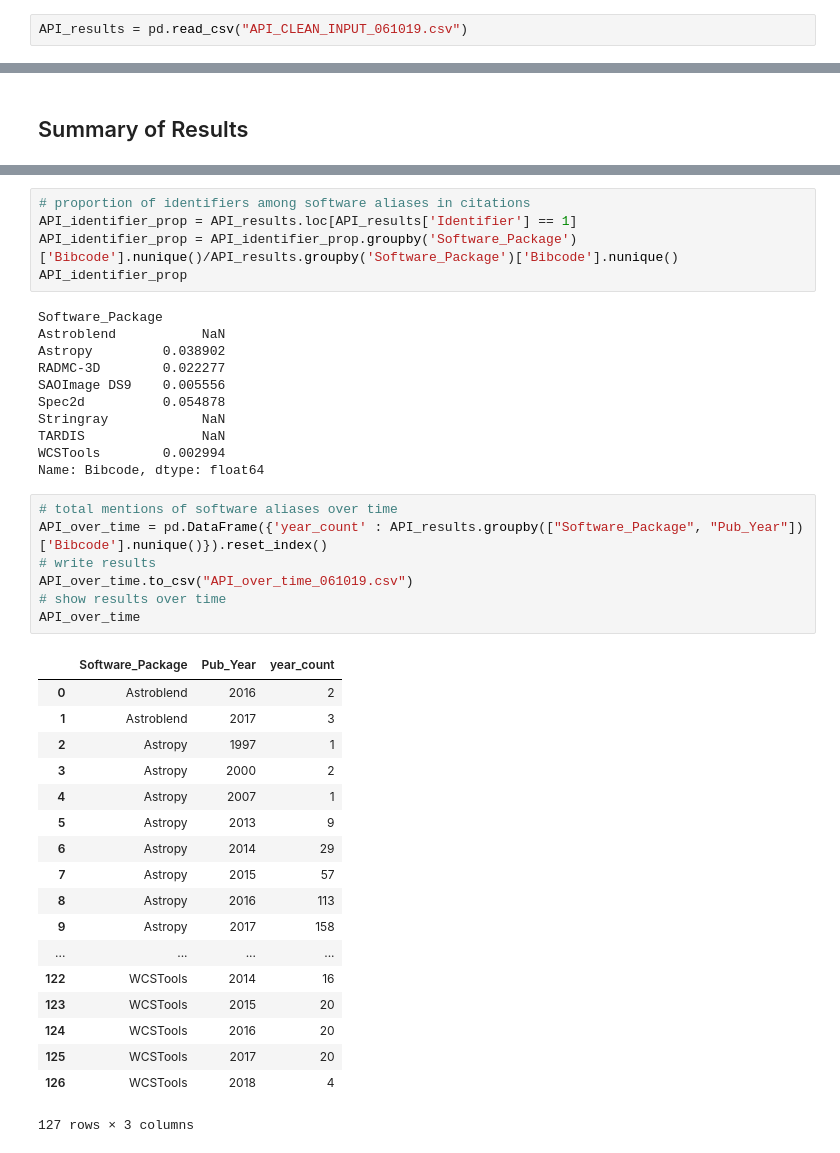
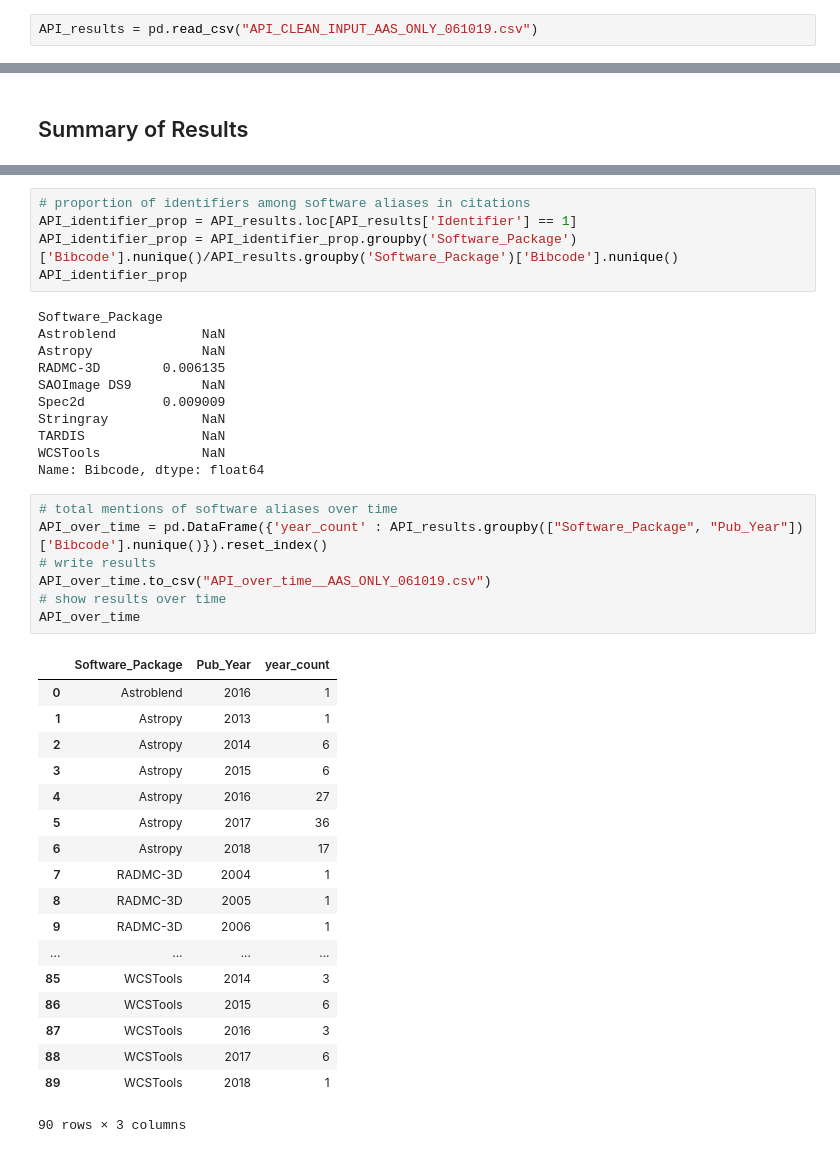
Before and after one commit to CfA-Library/Cite_Astro_Software, a Jupyter notebook: Citation_Study_2019/API_SEARCH/API_ANALYSIS/API_ANALYSIS_061019/API_FINAL_ANALYSIS_061019.ipynb, the cells around one changed output, grey strips where cells are left out. Cells and saved outputs as stored; diff of their text form.

```diff
--- a/Citation_Study_2019/API_SEARCH/API_ANALYSIS/API_ANALYSIS_061019/API_FINAL_ANALYSIS_061019.ipynb
+++ b/Citation_Study_2019/API_SEARCH/API_ANALYSIS/API_ANALYSIS_061019/API_FINAL_ANALYSIS_061019.ipynb
@@ -7,7 +7,7 @@ Scripts below were used to generate all .csv files in the API_RESULTS_061019/ fo
 import pandas as pd
 import numpy as np
 # %%
-API_results = pd.read_csv("API_CLEAN_INPUT_061019.csv")
+API_results = pd.read_csv("API_CLEAN_INPUT_AAS_ONLY_061019.csv")
 # %%
 list(API_results.columns.values)
 # %% [output]
@@ -119,37 +117,37 @@ API_identifier_prop
 # %% [output]
 Software_Package
 Astroblend           NaN
-Astropy         0.038902
-RADMC-3D        0.022277
-SAOImage DS9    0.005556
-Spec2d          0.054878
+Astropy              NaN
+RADMC-3D        0.006135
+SAOImage DS9         NaN
+Spec2d          0.009009
 Stringray            NaN
 TARDIS               NaN
-WCSTools        0.002994
+WCSTools             NaN
 Name: Bibcode, dtype: float64
 # %%
 # total mentions of software aliases over time
 API_over_time = pd.DataFrame({'year_count' : API_results.groupby(["Software_Package", "Pub_Year"])['Bibcode'].nunique()}).reset_index()
 # write results
-API_over_time.to_csv("API_over_time_061019.csv")
+API_over_time.to_csv("API_over_time__AAS_ONLY_061019.csv")
 # show results over time
 API_over_time
 # %% [output]
 |  | Software_Package | Pub_Year | year_count |
-| 0 | Astroblend | 2016 | 2 |
-| 1 | Astroblend | 2017 | 3 |
-| 2 | Astropy | 1997 | 1 |
-| 3 | Astropy | 2000 | 2 |
-| 4 | Astropy | 2007 | 1 |
-| 5 | Astropy | 2013 | 9 |
-| 6 | Astropy | 2014 | 29 |
-| 7 | Astropy | 2015 | 57 |
-| 8 | Astropy | 2016 | 113 |
-| 9 | Astropy | 2017 | 158 |
+| 0 | Astroblend | 2016 | 1 |
+| 1 | Astropy | 2013 | 1 |
+| 2 | Astropy | 2014 | 6 |
+| 3 | Astropy | 2015 | 6 |
+| 4 | Astropy | 2016 | 27 |
+| 5 | Astropy | 2017 | 36 |
+| 6 | Astropy | 2018 | 17 |
+| 7 | RADMC-3D | 2004 | 1 |
+| 8 | RADMC-3D | 2005 | 1 |
+| 9 | RADMC-3D | 2006 | 1 |
 | ... | ... | ... | ... |
-| 122 | WCSTools | 2014 | 16 |
-| 123 | WCSTools | 2015 | 20 |
-| 124 | WCSTools | 2016 | 20 |
-| 125 | WCSTools | 2017 | 20 |
-| 126 | WCSTools | 2018 | 4 |
+| 85 | WCSTools | 2014 | 3 |
+| 86 | WCSTools | 2015 | 6 |
+| 87 | WCSTools | 2016 | 3 |
+| 88 | WCSTools | 2017 | 6 |
+| 89 | WCSTools | 2018 | 1 |
-127 rows × 3 columns
+90 rows × 3 columns
```
Also changed, not shown: parts of 8 cells of this notebook.
